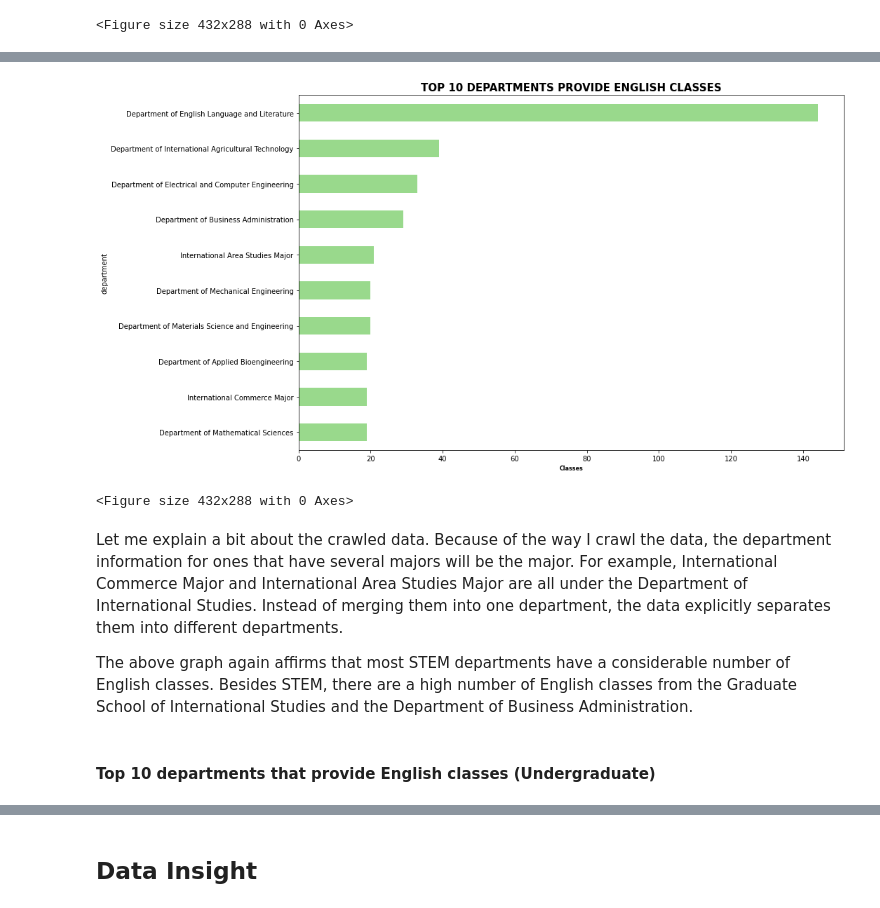
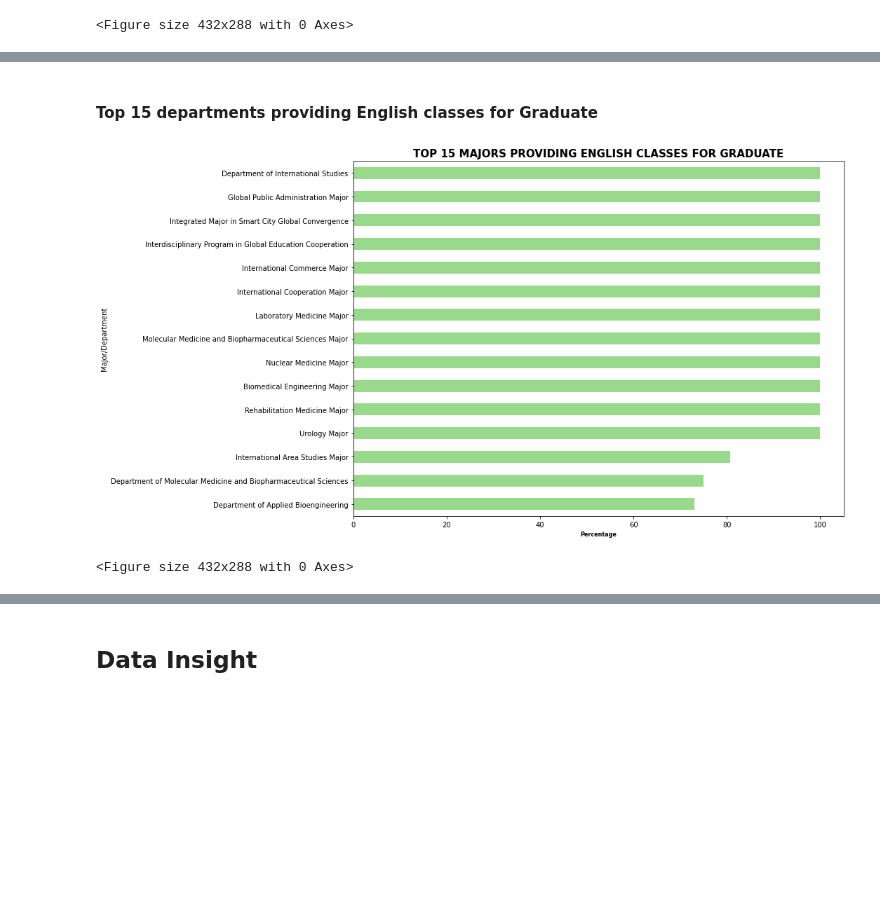
Before and after one commit to minhlgdo/understanding-sugang, a Jupyter notebook: insight.ipynb, the cells around one changed output, grey strips where cells are left out. Saved outputs shown, nothing was run; the diff lists cells and outputs as text; code cells hidden in the pictures; blank space fills up the shorter version.

Commit message:
updated in general info and college view

```diff
--- a/insight.ipynb
+++ b/insight.ipynb
@@ -313,25 +373,23 @@ As expected, STEM-related colleges are all on this list. I am also surprised tha
+# %% [markdown]
+#### Top 15 departments providing English classes for Graduate
 # %%
 plt.figure(figsize=(15,8))
-temp = df.drop(["category", "level", "year", "id", "College"], axis=1)
+temp = df.drop(["category", "year", "id", "College"], axis=1)
 # temp.loc[temp["language"] == "English"].groupby(["department"])["language"].count().fillna(0).\
 #     sort_values(ascending=False).head(20).sort_values(ascending=True)
-graph = temp.loc[temp["language"] == "English"].groupby(["department"])["language"].count().fillna(0).\
-    sort_values(ascending=False).head(10).sort_values(ascending=True).plot.barh(align='center', color="#99d98c")
+temp = temp.loc[(temp["level"] == "Graduate")].groupby(["department", "language"]).size().unstack(level=1)
+temp_graph = temp.div(temp.sum(1)/100, axis=0)
+temp_graph["English"].sort_values(ascending=False).head(15).sort_values(ascending=True).plot.barh(align='center', color="#99d98c")
 
-plt.title("Top 10 departments provide English classes".upper(), fontweight='black', fontsize=15)
-plt.xlabel("Classes", fontweight='black', fontsize=8)
+plt.title("Top 15 majors providing English classes for Graduate".upper(), fontweight='black', fontsize=15)
+plt.xlabel("Percentage", fontweight='black', fontsize=8)
+plt.ylabel("Major/Department")
 
 plt.tight_layout()
-outfold = "res/general/top10departments.jpg"
+outfold = "res/general/top15departments_graduate.jpg"
 plt.savefig(outfold)
 plt.show()
 plt.clf()
 # %% [output]
-[figure, old version]
+[figure, new version]
 <Figure size 432x288 with 0 Axes>
-# %% [markdown]
-Let me explain a bit about the crawled data. Because of the way I crawl the data, the department information for ones that have several majors will be the major. For example, International Commerce Major and International Area Studies Major are all under the Department of International Studies. Instead of merging them into one department, the data explicitly separates them into different departments.
-
-The above graph again affirms that most STEM departments have a considerable number of English classes. Besides STEM, there are a high number of English classes from the Graduate School of International Studies and the Department of Business Administration.
-# %% [markdown]
-#### Top 10 departments that provide English classes (Undergraduate)
```
Also changed, not shown: parts of 24 cells of this notebook, 10 other files.
